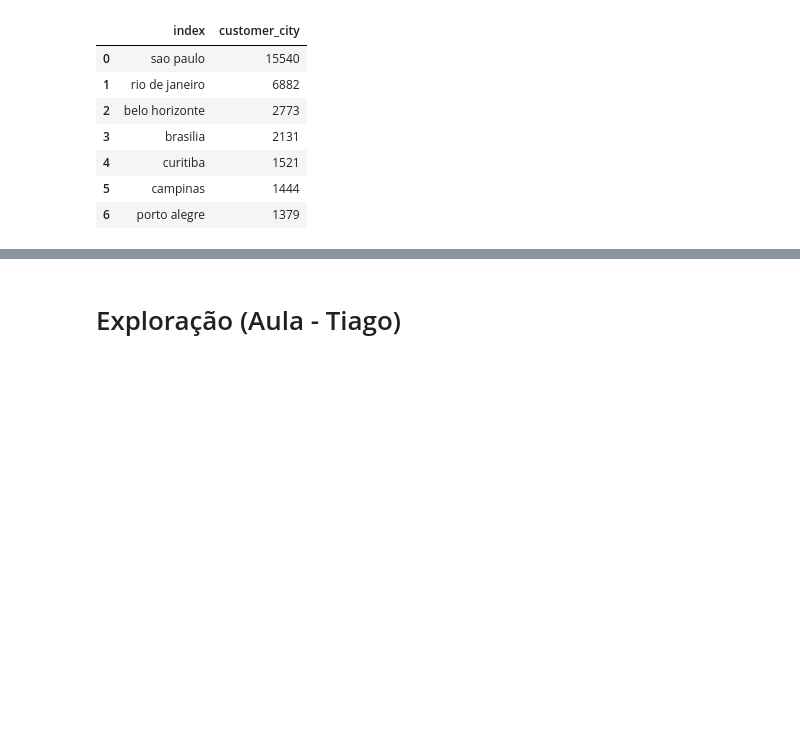
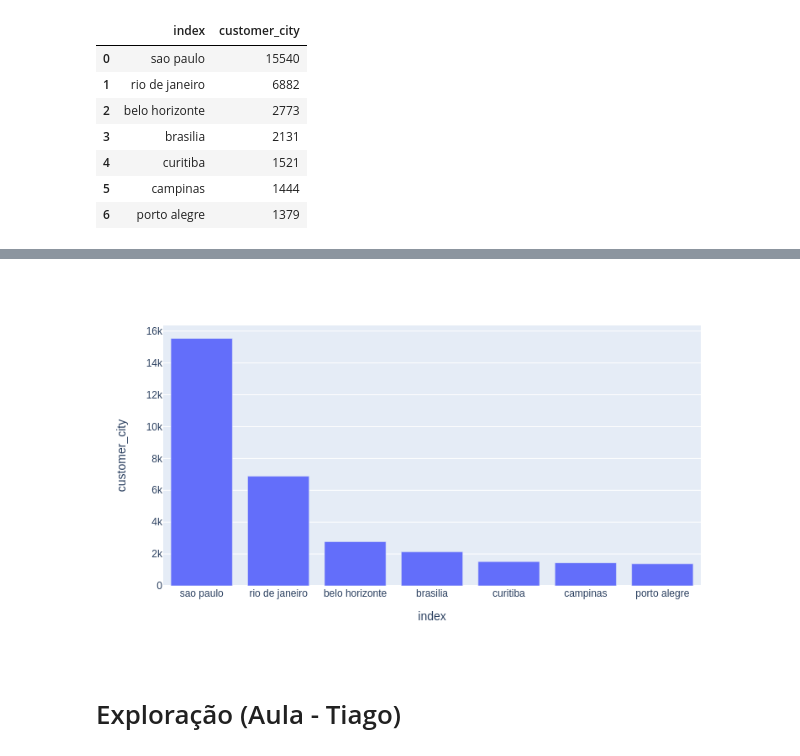
Before and after one commit to vf-fontes/intro-cd, a Jupyter notebook: 20200930_Olist.ipynb, the cells around one changed output, grey strips where cells are left out. Cells and saved outputs as stored; diff of their text form; code cells hidden in the pictures; blank space fills up the shorter version.

```diff
--- a/20200930_Olist.ipynb
+++ b/20200930_Olist.ipynb
@@ -254,7 +274,7 @@ df_clientes.customer_city.value_counts().head(7).reset_index()
 | 5 | campinas | 1444 |
 | 6 | porto alegre | 1379 |
 # %%
-gitly = GitlyPlotter(renderer='colab') #renderer='github' permite que os gráficos dinâmicos fiquem estaticos para aparecerem no notebook  do github
+gitly = GitlyPlotter(renderer='github') #renderer='github' permite que os gráficos dinâmicos fiquem estaticos para aparecerem no notebook  do github
 data = df_clientes.customer_city.value_counts().head(7).reset_index()
 fig = px.bar(data,x='index', y='customer_city')
 gitly.show(fig)
@@ -263,3 +282,4 @@ gitly.show(fig)
+[figure, added]
 # %% [markdown]
 # Exploração (Aula - Tiago)
 # %% [markdown]
```
Also changed, not shown: parts of 11 cells of this notebook.
